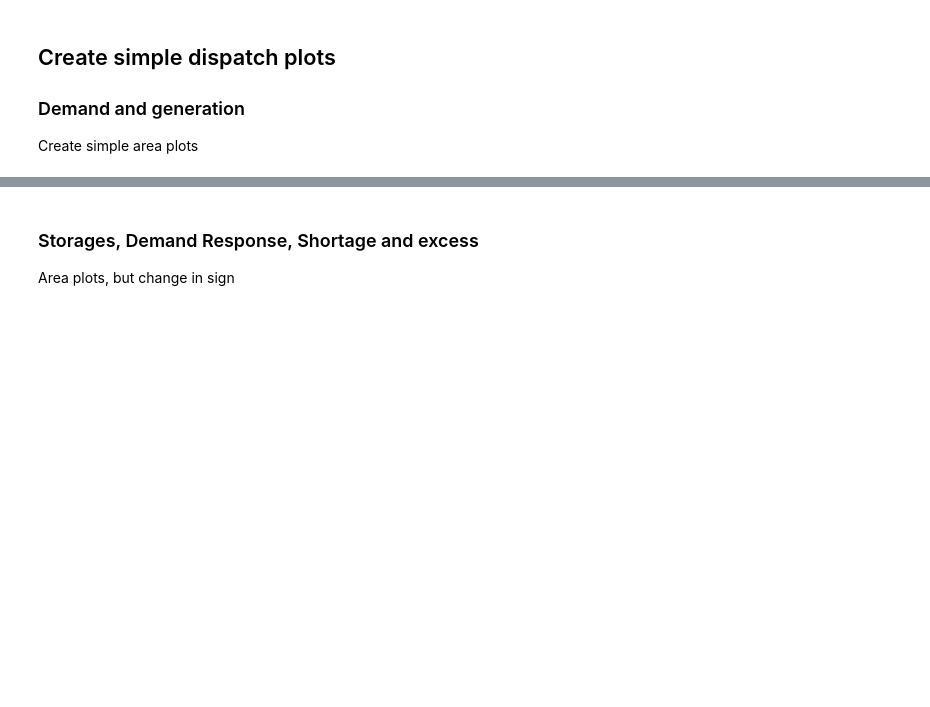
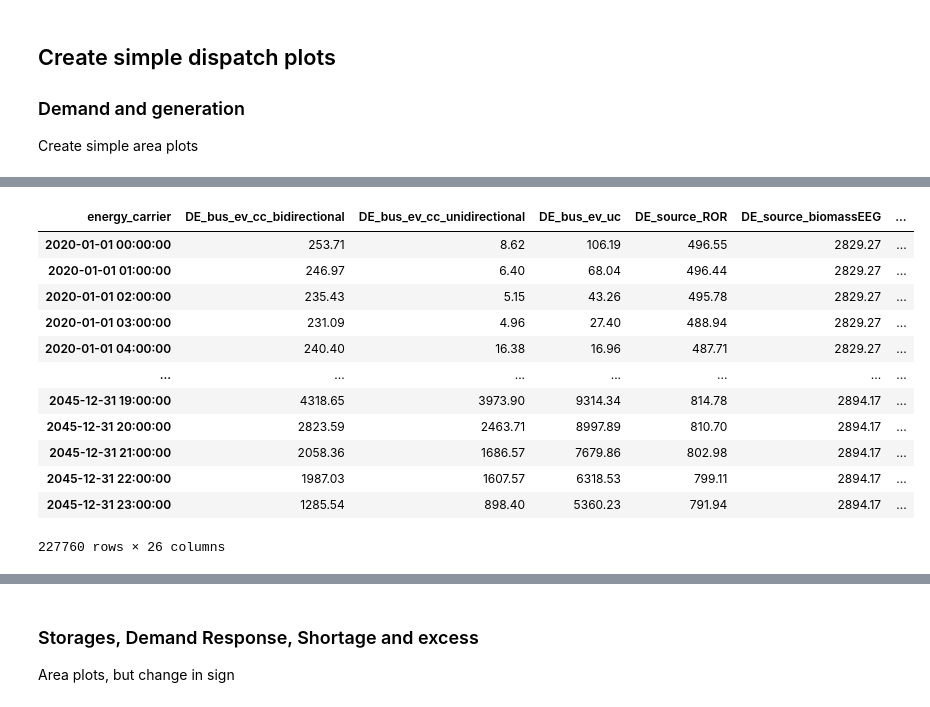
Before and after one commit to pommes-public/pommesevaluation, a Jupyter notebook: investment_model_dispatch_inspection.ipynb, the cells around one changed output, grey strips where cells are left out. Saved outputs shown, nothing was run; the diff lists cells and outputs as text; code cells hidden in the pictures; blank space fills up the shorter version.

```diff
--- a/investment_model_dispatch_inspection.ipynb
+++ b/investment_model_dispatch_inspection.ipynb
@@ -320,3 +404,19 @@ plot_single_dispatch_pattern(
+# %%
+generators_pattern
+# %% [output]
+| energy_carrier | DE_bus_ev_cc_bidirectional | DE_bus_ev_cc_unidirectional | DE_bus_ev_uc | DE_source_ROR | DE_source_biomassEEG | ... |
+| 2020-01-01 00:00:00 | 253.71 | 8.62 | 106.19 | 496.55 | 2829.27 | ... |
+| 2020-01-01 01:00:00 | 246.97 | 6.40 | 68.04 | 496.44 | 2829.27 | ... |
+| 2020-01-01 02:00:00 | 235.43 | 5.15 | 43.26 | 495.78 | 2829.27 | ... |
+| 2020-01-01 03:00:00 | 231.09 | 4.96 | 27.40 | 488.94 | 2829.27 | ... |
+| 2020-01-01 04:00:00 | 240.40 | 16.38 | 16.96 | 487.71 | 2829.27 | ... |
+| ... | ... | ... | ... | ... | ... | ... |
+| 2045-12-31 19:00:00 | 4318.65 | 3973.90 | 9314.34 | 814.78 | 2894.17 | ... |
+| 2045-12-31 20:00:00 | 2823.59 | 2463.71 | 8997.89 | 810.70 | 2894.17 | ... |
+| 2045-12-31 21:00:00 | 2058.36 | 1686.57 | 7679.86 | 802.98 | 2894.17 | ... |
+| 2045-12-31 22:00:00 | 1987.03 | 1607.57 | 6318.53 | 799.11 | 2894.17 | ... |
+| 2045-12-31 23:00:00 | 1285.54 | 898.40 | 5360.23 | 791.94 | 2894.17 | ... |
+227760 rows × 26 columns
 # %%
 colors = {
     **FUELS_EXISTING,
```
Also changed, not shown: parts of 14 cells of this notebook.
